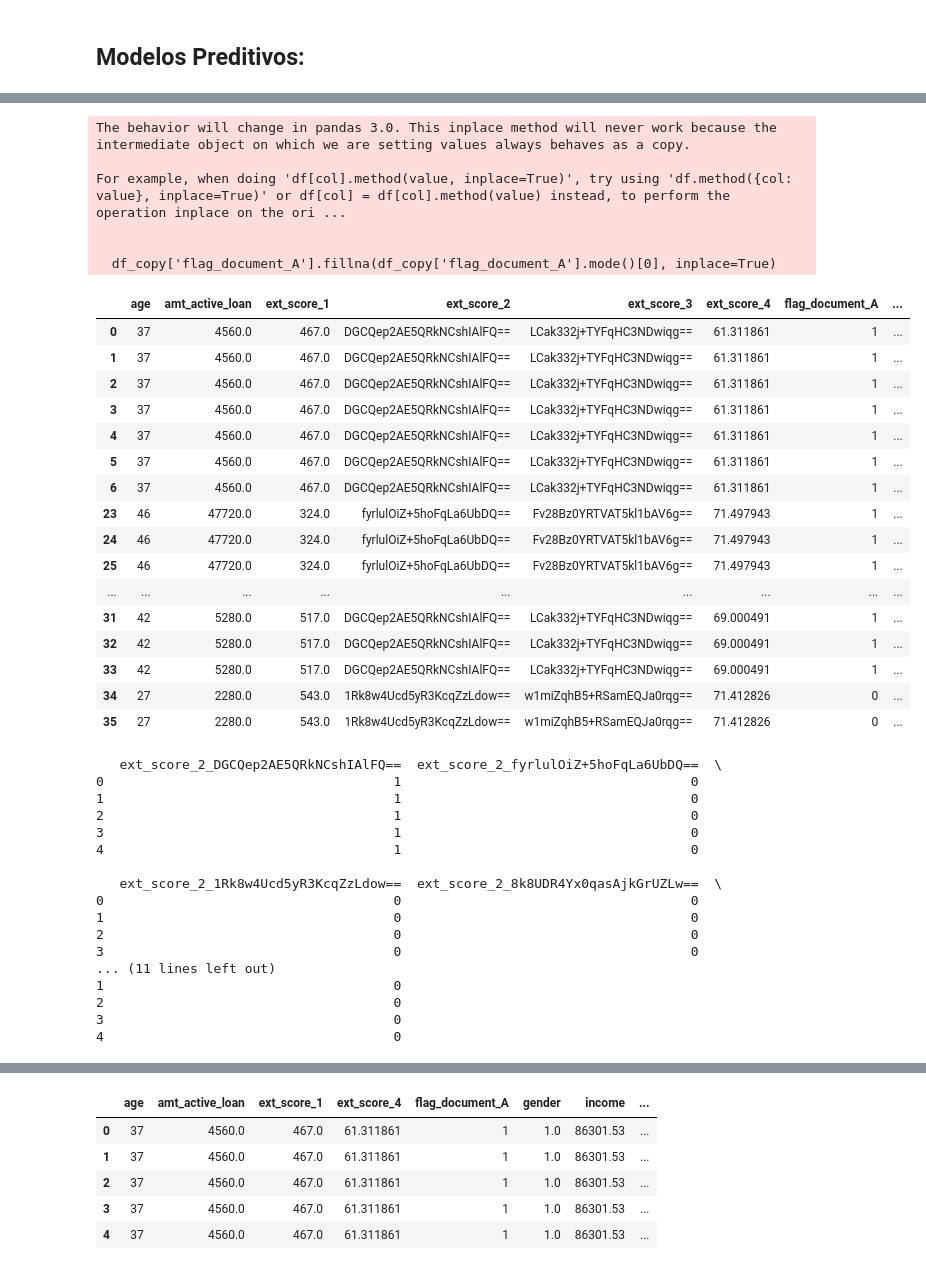
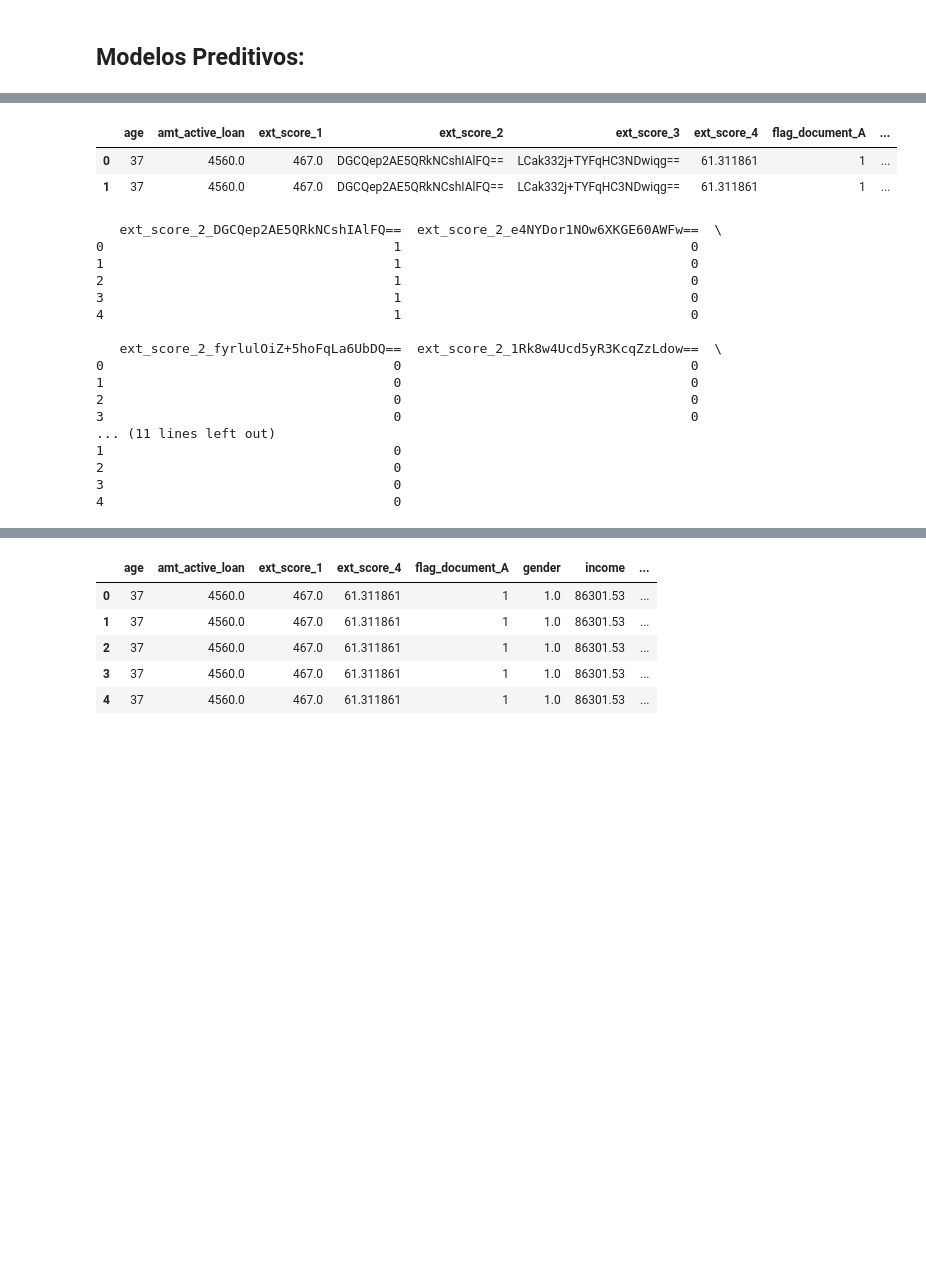
Before and after one commit to josieleferreira/credito_fintech, a Jupyter notebook: notebooks/predictive_model.ipynb, the cells around one changed output, grey strips where cells are left out. Drawn from its saved outputs; the diff is of its cells as text; code cells hidden in the pictures; blank space fills up the shorter version.

```diff
--- a/notebooks/predictive_model.ipynb
+++ b/notebooks/predictive_model.ipynb
@@ -39,6 +39,9 @@ df_copy = df.copy()
 # Salva a cópia em um novo arquivo .pkl
 df_copy.to_pickle('../data/df_unique_copy.pkl')
 
+# Alterar configuração para mostrar todas as colunas
+pd.set_option('display.max_columns', None)
+
 # Exibindo as primeiras linhas do DataFrame
 df_copy.head()
 # %% [output]
@@ -92,42 +309,24 @@ df_copy['date_quarter'] = df_copy['date'].dt.quarter
 df_copy['days_diff'] = (df_copy['score_date'] - df_copy['date']).dt.days
 # %%
 # Drop  columns
-df_copy.drop(['channel', 'ids', 'score_date', 'date', 'date_ordinal'], axis=1, inplace=True)
+df_copy.drop(['channel', 'ids', 'score_date', 'date'], axis=1, inplace=True)
 
 # Preencher valores nulos de flag_document_A com a moda
-df_copy['flag_document_A'].fillna(df_copy['flag_document_A'].mode()[0], inplace=True)
+df_copy['flag_document_A'] = df_copy['flag_document_A'].fillna(df_copy['flag_document_A'].mode()[0])
+df_copy['flag_document_A'] = df_copy['flag_document_A'].astype(bool).astype(int)
+
 
 # Mapear True/False para 1/0
 df_copy['flag_document_A'] = df_copy['flag_document_A'].astype(bool).astype(int)
 
 # Mapear os valores da variável gender: 'm' → 1 e 'f' → 0
 df_copy['gender'] = df_copy['gender'].map({'m': 1, 'f': 0})
 
 df_copy.head(2)
 # %% [output]
-The behavior will change in pandas 3.0. This inplace method will never work because the intermediate object on which we are setting values always behaves as a copy.
-
-For example, when doing 'df[col].method(value, inplace=True)', try using 'df.method({col: value}, inplace=True)' or df[col] = df[col].method(value) instead, to perform the operation inplace on the ori ...
-
-
-  df_copy['flag_document_A'].fillna(df_copy['flag_document_A'].mode()[0], inplace=True)
 |  | age | amt_active_loan | ext_score_1 | ext_score_2 | ext_score_3 | ext_score_4 | flag_document_A | ... |
 | 0 | 37 | 4560.0 | 467.0 | DGCQep2AE5QRkNCshIAlFQ== | LCak332j+TYFqHC3NDwiqg== | 61.311861 | 1 | ... |
 | 1 | 37 | 4560.0 | 467.0 | DGCQep2AE5QRkNCshIAlFQ== | LCak332j+TYFqHC3NDwiqg== | 61.311861 | 1 | ... |
-| 2 | 37 | 4560.0 | 467.0 | DGCQep2AE5QRkNCshIAlFQ== | LCak332j+TYFqHC3NDwiqg== | 61.311861 | 1 | ... |
-| 3 | 37 | 4560.0 | 467.0 | DGCQep2AE5QRkNCshIAlFQ== | LCak332j+TYFqHC3NDwiqg== | 61.311861 | 1 | ... |
-| 4 | 37 | 4560.0 | 467.0 | DGCQep2AE5QRkNCshIAlFQ== | LCak332j+TYFqHC3NDwiqg== | 61.311861 | 1 | ... |
-| 5 | 37 | 4560.0 | 467.0 | DGCQep2AE5QRkNCshIAlFQ== | LCak332j+TYFqHC3NDwiqg== | 61.311861 | 1 | ... |
-| 6 | 37 | 4560.0 | 467.0 | DGCQep2AE5QRkNCshIAlFQ== | LCak332j+TYFqHC3NDwiqg== | 61.311861 | 1 | ... |
-| 23 | 46 | 47720.0 | 324.0 | fyrlulOiZ+5hoFqLa6UbDQ== | Fv28Bz0YRTVAT5kl1bAV6g== | 71.497943 | 1 | ... |
-| 24 | 46 | 47720.0 | 324.0 | fyrlulOiZ+5hoFqLa6UbDQ== | Fv28Bz0YRTVAT5kl1bAV6g== | 71.497943 | 1 | ... |
-| 25 | 46 | 47720.0 | 324.0 | fyrlulOiZ+5hoFqLa6UbDQ== | Fv28Bz0YRTVAT5kl1bAV6g== | 71.497943 | 1 | ... |
-| ... | ... | ... | ... | ... | ... | ... | ... | ... |
-| 31 | 42 | 5280.0 | 517.0 | DGCQep2AE5QRkNCshIAlFQ== | LCak332j+TYFqHC3NDwiqg== | 69.000491 | 1 | ... |
-| 32 | 42 | 5280.0 | 517.0 | DGCQep2AE5QRkNCshIAlFQ== | LCak332j+TYFqHC3NDwiqg== | 69.000491 | 1 | ... |
-| 33 | 42 | 5280.0 | 517.0 | DGCQep2AE5QRkNCshIAlFQ== | LCak332j+TYFqHC3NDwiqg== | 69.000491 | 1 | ... |
-| 34 | 27 | 2280.0 | 543.0 | 1Rk8w4Ucd5yR3KcqZzLdow== | w1miZqhB5+RSamEQJa0rqg== | 71.412826 | 0 | ... |
-| 35 | 27 | 2280.0 | 543.0 | 1Rk8w4Ucd5yR3KcqZzLdow== | w1miZqhB5+RSamEQJa0rqg== | 71.412826 | 0 | ... |
 # %%
 # Remover espaços e verificar valores únicos
 df_copy['ext_score_2_clean'] = df_copy['ext_score_2'].astype(str).str.strip()
@@ -144,14 +343,14 @@ df_copy['ext_score_3_cat'] = pd.Categorical(df_copy['ext_score_3_clean'], catego
 ext_score_2_encoded = pd.get_dummies(df_copy['ext_score_2_cat'], prefix='ext_score_2').astype(int)
 print(ext_score_2_encoded.head())
 # %% [output]
-   ext_score_2_DGCQep2AE5QRkNCshIAlFQ==  ext_score_2_fyrlulOiZ+5hoFqLa6UbDQ==  \
+   ext_score_2_DGCQep2AE5QRkNCshIAlFQ==  ext_score_2_e4NYDor1NOw6XKGE60AWFw==  \
 0                                     1                                     0
 1                                     1                                     0
 2                                     1                                     0
 3                                     1                                     0
 4                                     1                                     0
 
-   ext_score_2_1Rk8w4Ucd5yR3KcqZzLdow==  ext_score_2_8k8UDR4Yx0qasAjkGrUZLw==  \
+   ext_score_2_fyrlulOiZ+5hoFqLa6UbDQ==  ext_score_2_1Rk8w4Ucd5yR3KcqZzLdow==  \
 0                                     0                                     0
 1                                     0                                     0
 2                                     0                                     0
```
Also changed, not shown: parts of 60 cells of this notebook, 3 other files.
